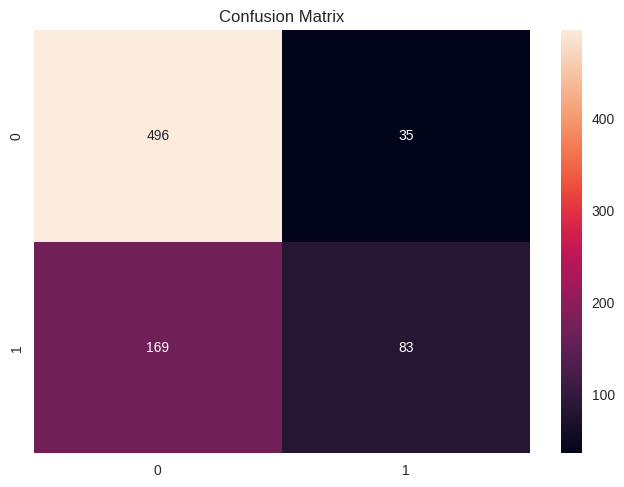
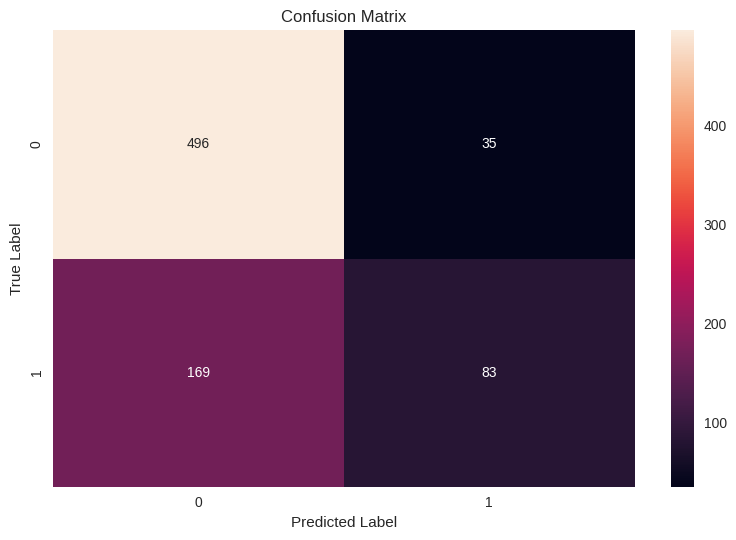
The notebook cell's code change between the first figure and the second:
--- before
+++ after
@@ -2,3 +2,8 @@
             annot=True, fmt="d")
 plt.title("Confusion Matrix")
+plt.xlabel("Predicted Label")
+plt.ylabel("True Label")
+
+plt.tight_layout()
+plt.savefig("images/confusion_matrix.png", dpi=300)
 plt.show()

Commit: updating using Colab